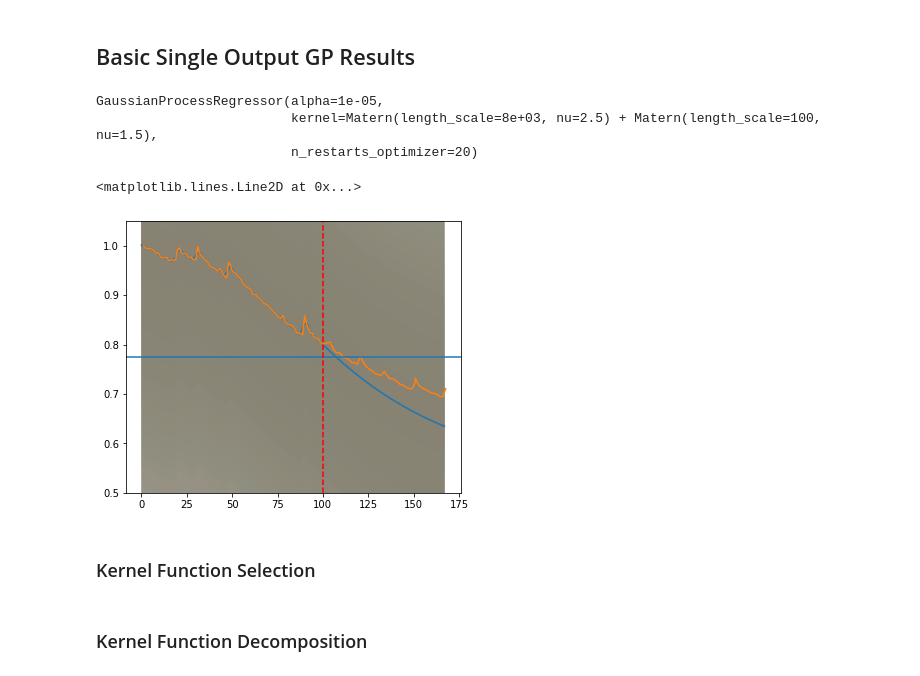
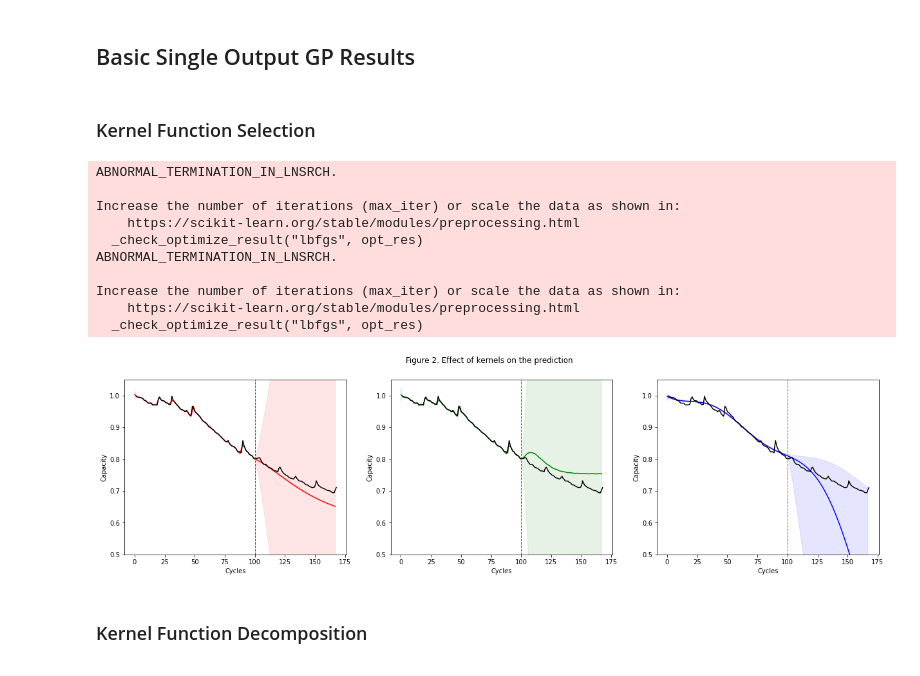
Before and after one commit to aniket-ak/Battery-SOH-Forecasting, a Jupyter notebook: Notebooks/Battery.ipynb, the cells around one changed output. Saved outputs shown, nothing was run; the diff lists cells and outputs as text; code cells hidden in the pictures.

Commit message:
Single output results

```diff
--- a/Notebooks/Battery.ipynb
+++ b/Notebooks/Battery.ipynb
@@ -72,6 +76,8 @@ for i in range(1):
 # Results
 # %% [markdown]
 ## Basic Single Output GP Results
+# %% [markdown]
+### Kernel Function Selection
 # %%
 capacity, time = read_capacity_data('A1')
 # %%
@@ -79,38 +85,61 @@ learn_till = 100
 X = time[np.where(time<learn_till)][:,np.newaxis]
 y = capacity[np.where(time<learn_till)][:,np.newaxis]
 # %%
-from sklearn.gaussian_process.kernels import ExpSineSquared, Matern, WhiteKernel, ExpSineSquared
+from sklearn.gaussian_process.kernels import ExpSineSquared, Matern, WhiteKernel, RBF
 from sklearn.gaussian_process import GaussianProcessRegressor
 
 ma5 = Matern(length_scale=8e3,nu=5/2, length_scale_bounds=(1e-1, 5e3))
-ma3 = Matern(length_scale=1e2,nu=3/2, length_scale_bounds=(1e-1, 5e2))
+ma3 = Matern(length_scale=1e1,nu=3/2, length_scale_bounds=(1e-1, 5e2))
 pe = ExpSineSquared(length_scale=1.0, periodicity=1.0, length_scale_bounds=(1e-05, 1e6), periodicity_bounds=(1e-05, 1e6))
+se = RBF(length_scale=1000.0, length_scale_bounds=(1e-5,1e6))
 
-kernel = ma5+ma3
-gp = GaussianProcessRegressor(kernel=kernel,normalize_y=False, alpha=1e-5, n_restarts_optimizer=20)
+gp1 = GaussianProcessRegressor(kernel=ma5+ma3,normalize_y=False, alpha=1e-6, n_restarts_optimizer=20)
+gp2 = GaussianProcessRegressor(kernel=ma5+pe,normalize_y=False, alpha=1e-6, n_restarts_optimizer=20)
+gp3 = GaussianProcessRegressor(kernel=se,normalize_y=False, alpha=1e-4, n_restarts_optimizer=20)
 
-gp.fit(X, y)
+for i in [gp1, gp2, gp3]:
+    i.fit(X,y)
 # %% [output]
-GaussianProcessRegressor(alpha=1e-05,
-                         kernel=Matern(length_scale=8e+03, nu=2.5) + Matern(length_scale=100, nu=1.5),
-                         n_restarts_optimizer=20)
+ABNORMAL_TERMINATION_IN_LNSRCH.
+
+Increase the number of iterations (max_iter) or scale the data as shown in:
+    https://scikit-learn.org/stable/modules/preprocessing.html
+  _check_optimize_result("lbfgs", opt_res)
+ABNORMAL_TERMINATION_IN_LNSRCH.
+
+Increase the number of iterations (max_iter) or scale the data as shown in:
+    https://scikit-learn.org/stable/modules/preprocessing.html
+  _check_optimize_result("lbfgs", opt_res)
 # %%
-x = np.atleast_2d(np.linspace(0,167,100)).T
-y_pred, sigma = gp.predict(x, return_std=True)
+X_pred = np.atleast_2d(np.linspace(0,167,100)).T
+
+y_pred1, sigma1 = gp1.predict(X_pred, return_std=True)
+y_pred2, sigma2 = gp2.predict(X_pred, return_std=True)
+y_pred3, sigma3 = gp3.predict(X_pred, return_std=True)
-# %%
-plt.figure(figsize=(6,5))
-plt.plot(x, y_pred)
-plt.fill(np.concatenate([x, x[::-1]]),np.concatenate([y_pred -  sigma,(y_pred + sigma)[::-1]]), alpha=0.1)
-plt.plot(time, capacity)
-plt.plot()
-plt.ylim(0.5,1.05)
-plt.axhline(y=0.775)
-plt.axvline(x=learn_till, c='r', linestyle='--')
-# %% [output]
-<matplotlib.lines.Line2D at 0x...>
-[figure, removed]
-# %% [markdown]
-### Kernel Function Selection
+# %%
+fig, (ax1, ax2, ax3) = plt.subplots(1, 3, figsize=(21,5))
+fig.suptitle('Figure 2. Effect of kernels on the prediction')
+
+ax1.plot(X_pred, y_pred1, c='r')
+ax1.fill_between(X_pred[:,0],y_pred1[:,0] -  sigma1,y_pred1[:,0] + sigma1, alpha=0.1, color='r');
+ax1.plot(time, capacity, c='k')
+ax1.axvline(x=learn_till, c='r', linestyle='--', linewidth=1.)
+
+ax2.plot(X_pred, y_pred2, c='g')
+ax2.fill_between(X_pred[:,0],y_pred2[:,0] -  sigma2,y_pred2[:,0] + sigma2, alpha=0.1, color='g');
+ax2.plot(time, capacity, c='k')
+ax2.axvline(x=learn_till, c='r', linestyle='--', linewidth=1.)
+
+ax3.plot(X_pred, y_pred3, c='b')
+ax3.fill_between(X_pred[:,0],y_pred3[:,0] -  sigma1,y_pred3[:,0] + sigma3, alpha=0.1, color='b');
+ax3.plot(time, capacity, c='k')
+ax3.axvline(x=learn_till, c='r', linestyle='--', linewidth=1.)
+
+ax1.set(xlabel="Cycles",ylabel="Capacity", ylim=(0.5,1.05));
+ax2.set(xlabel="Cycles",ylabel="Capacity", ylim=(0.5,1.05));
+ax3.set(xlabel="Cycles",ylabel="Capacity", ylim=(0.5,1.05));
+# %% [output]
+[figure, added]
 # %% [markdown]
 ### Kernel Function Decomposition
 # %% [markdown]
```
Also changed, not shown: parts of 8 cells of this notebook, 5 other files.
